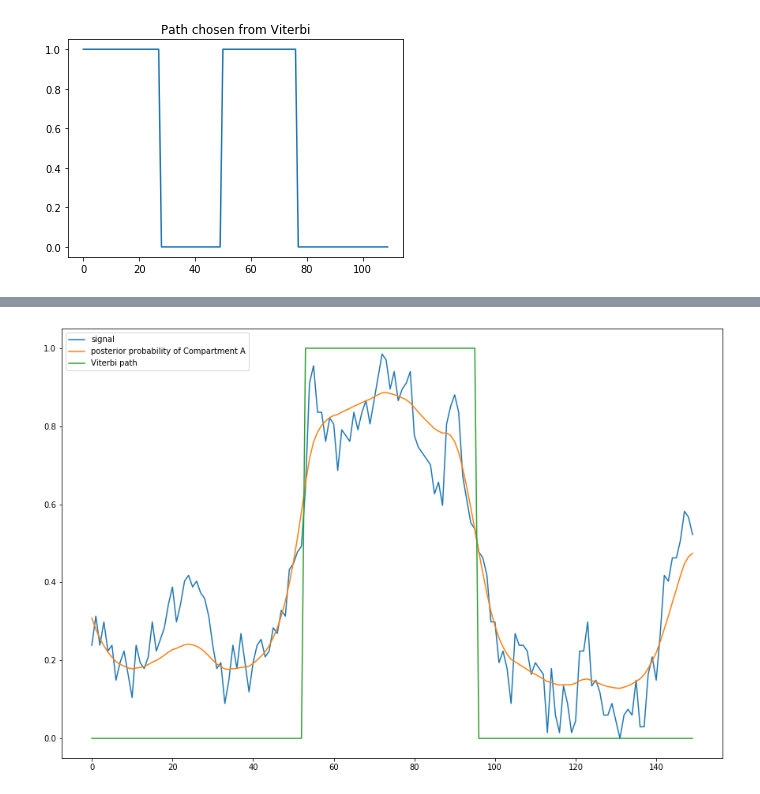
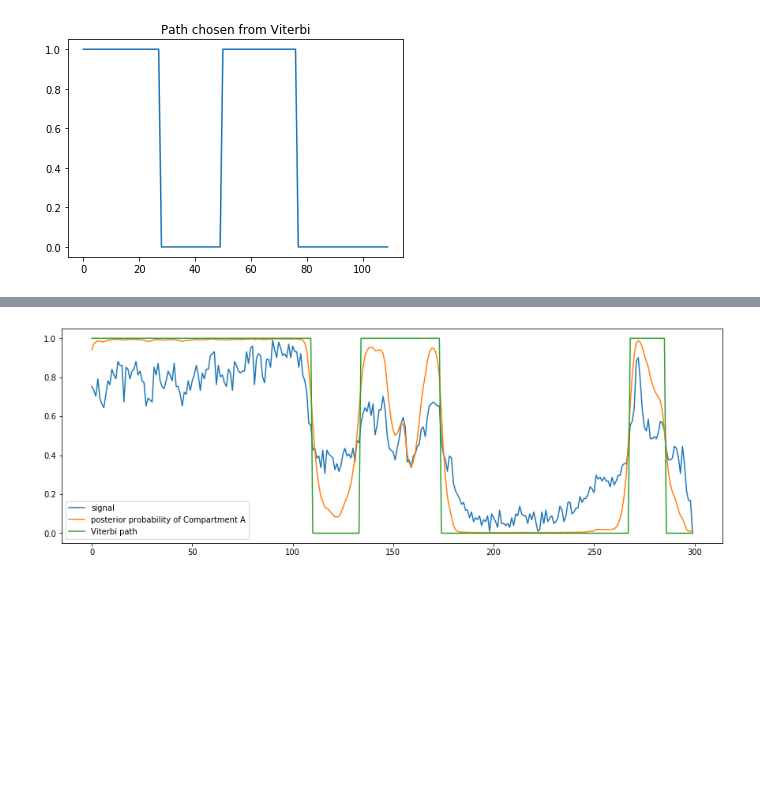
Before and after one commit to luisdiaz1997/HMMonster, a Jupyter notebook: HMM.ipynb, the cells around one changed output, grey strips where cells are left out. Cells and saved outputs as stored; diff of their text form; code cells hidden in the pictures; blank space fills up the shorter version.

```diff
--- a/HMM.ipynb
+++ b/HMM.ipynb
@@ -46,7 +47,7 @@ def forward(x, transmat, emissions):
     f_seq = np.zeros((len(x), len(transmat)))
     for i in range(len(f_seq)):
         if i == 0:
-            f_seq[i] =  emissions[:,x[i]] * (1/len(transmat))
+            f_seq[i] =  emissions[:,x[i]] * (1/len(transmat)) *1e300
             continue
         f_seq[i] = emissions[:,x[i]] * np.matmul(f_seq[i-1], transmat)
 
@@ -65,7 +66,7 @@ def backward(x, transmat, emissions):
     b_seq = np.zeros((len(x), len(transmat)))
     for i in reversed(range(len(b_seq))):
         if i == len(b_seq) -1:
-            b_seq[i] =  (1/len(transmat))*np.ones(len(transmat))
+            b_seq[i] =  (1/len(transmat))*np.ones(len(transmat))*1e300
             continue
         b_seq[i] = np.matmul(emissions[:,x[i+1]] * b_seq[i+1],  transmat.T)
 
@@ -131,8 +122,8 @@ filtered_df= df[df['E1'] == df['E1']]
 # %%
 loc_eig = filtered_df[filtered_df['chrom'] == 'chr1']
 # %%
-fig = plt.figure(figsize=(16, 10))
-data = loc_eig['E1'].values[6000:6150]
-plt.plot(np.round(data, 10))
+fig = plt.figure(figsize=(16, 5))
+data = loc_eig['E1'].values[0:300]
+plt.plot(np.round(data, 3))
 # %% [output]
 [<matplotlib.lines.Line2D at 0x...>]
@@ -142,8 +133,8 @@ w_data = np.round(data, 2)
 # %%
 middle = np.percentile(w_data, [20, 80])
 # %%
-rv1 = norm(loc = middle[0], scale = 1)
-rv2 = norm(loc = middle[1], scale = 1)
+rv1 = norm(loc = middle[0], scale = 0.5)
+rv2 = norm(loc = middle[1], scale = 0.5)
 
 x = np.unique(w_data)
 e1 = rv1.pdf(x)
@@ -170,13 +161,13 @@ b, P2 = backward(seq, t, emissions)
 # %%
 %matplotlib inline
 import matplotlib.pyplot as plt
 
-fig = plt.figure(figsize=(15, 10))
+fig = plt.figure(figsize=(15, 5))
 plt.plot(seq/len(emissions[0]), label = 'signal')
-plt.plot(f[:, 1]*b[:,1]/P1, label = 'posterior probability of Compartment A')
+plt.plot(np.exp(np.log(f[:, 1])+np.log(b[:,1]) - np.log(P2) - np.log(1e300)), label = 'posterior probability of Compartment A')
 plt.plot(path, label = 'Viterbi path')
 
-plt.legend(loc='upper left')
+plt.legend(loc='lower left')
 plt.show()
 # %% [output]
-[figure, old version]
+[figure, new version]
```
Also changed, not shown: parts of 6 cells of this notebook.
